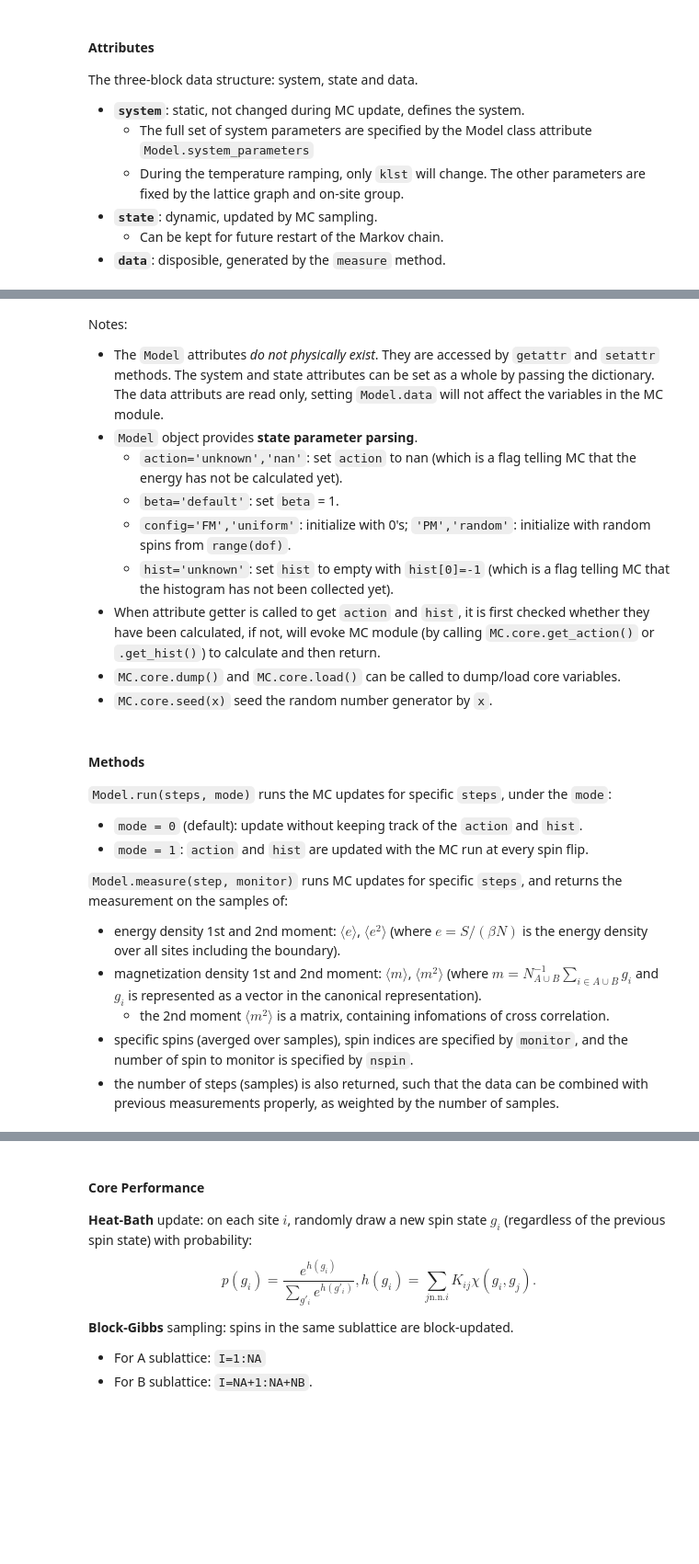
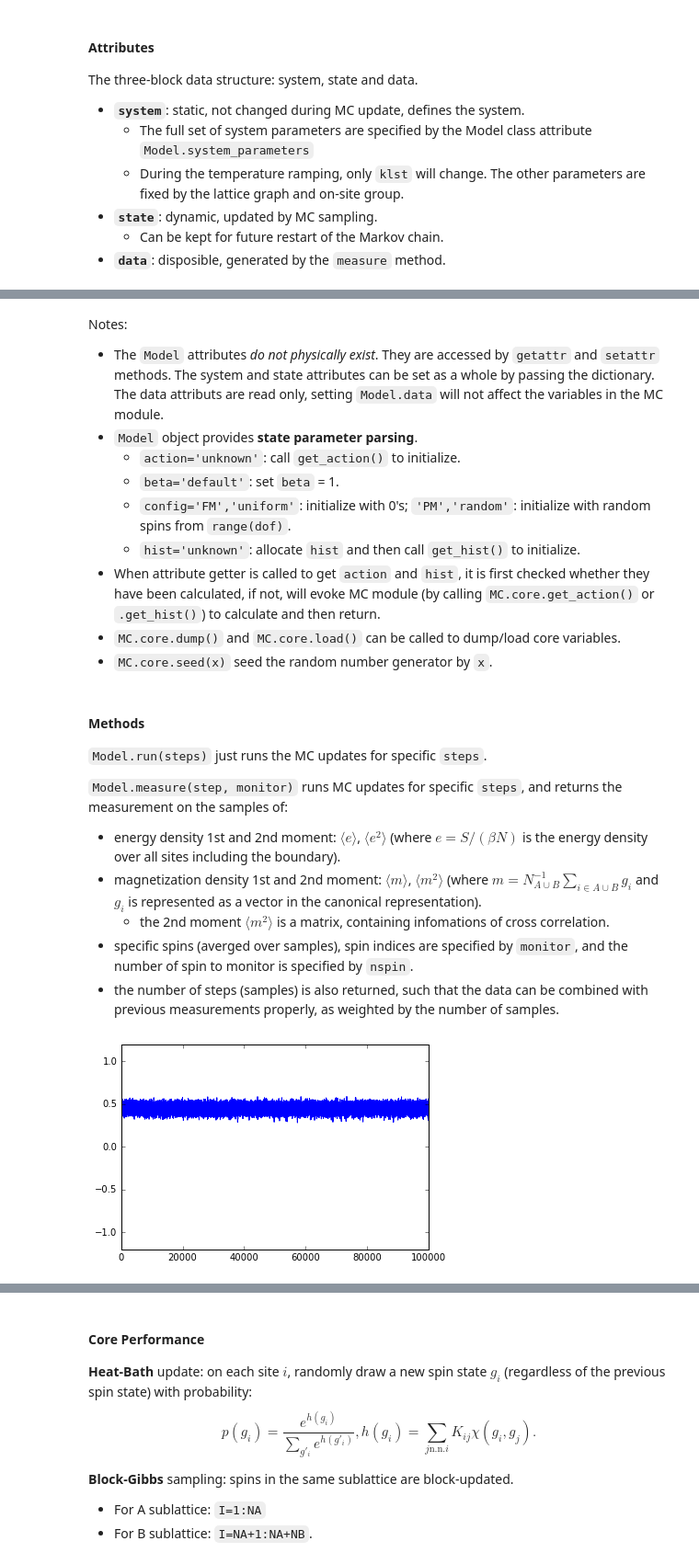
Before and after one commit to EverettYou/MonteCarlo, a Jupyter notebook: MonteCarlo.ipynb, the cells around one changed output, grey strips where cells are left out. Shown at 92% size. Saved outputs shown, nothing was run; the diff lists cells and outputs as text; code cells hidden in the pictures; blank space fills up the shorter version.

```diff
--- a/MonteCarlo.ipynb
+++ b/MonteCarlo.ipynb
@@ -289,19 +289,17 @@ Mapping the attributes between **MC** (**FORTRAN** module) and **Model** (**pyth
 Notes:
 - The `Model` attributes *do not physically exist*. They are accessed by `getattr` and `setattr` methods. The system and state attributes can be set as a whole by passing the dictionary. The data attributs are read only, setting `Model.data` will not affect the variables in the MC module.
 - `Model` object provides **state parameter parsing**.
-  - `action='unknown','nan'`: set `action` to nan (which is a flag telling MC that the energy has not be calculated yet).
+  - `action='unknown'`: call `get_action()` to initialize.
   - `beta='default'`: set `beta` = 1.
   - `config='FM','uniform'`: initialize with 0's; `'PM','random'`: initialize with random spins from `range(dof)`.
-  - `hist='unknown'`: set `hist` to empty with `hist[0]=-1` (which is a flag telling MC that the histogram has not been collected yet).
+  - `hist='unknown'`: allocate `hist` and then call `get_hist()` to initialize.
 - When attribute getter is called to get `action` and `hist`, it is first checked whether they have been calculated, if not, will evoke MC module (by calling `MC.core.get_action()` or `.get_hist()`) to calculate and then return.
 - `MC.core.dump()` and `MC.core.load()` can be called to dump/load core variables.
 - `MC.core.seed(x)` seed the random number generator by `x`.
 # %% [markdown]
 #### Methods
 
-`Model.run(steps, mode)` runs the MC updates for specific `steps`, under the `mode`:
-- `mode = 0` (default): update without keeping track of the `action` and `hist`.
-- `mode = 1`: `action` and `hist` are updated with the MC run at every spin flip.
+`Model.run(steps)` just runs the MC updates for specific `steps`.
 
 `Model.measure(step, monitor)` runs MC updates for specific `steps`, and returns the measurement on the samples of:
 - energy density 1st and 2nd moment: $\langle e\rangle$, $\langle e^2\rangle$ (where $e=S/(\beta N)$ is the energy density over all sites including the boundary).
@@ -311,0 +320,8 @@ Notes:
+# %%
+#plt.plot(numpy.array(list(range(MC.data.nser))), MC.data.mser[0]-MC.data.mser[1])
+plt.plot(numpy.array(list(range(MC.data.nser))), MC.data.eser)
+#plt.plot(numpy.array(list(range(MC.data.nser))), numpy.power(MC.data.mser[0],2))
+#plt.plot(numpy.array(list(range(MC.data.nser))), MC.data.mser[0]*MC.data.mser[1])
+plt.ylim(-1.2,1.2);
+# %% [output]
+[figure, added]
```
Also changed, not shown: parts of 11 cells of this notebook, 6 other files.
